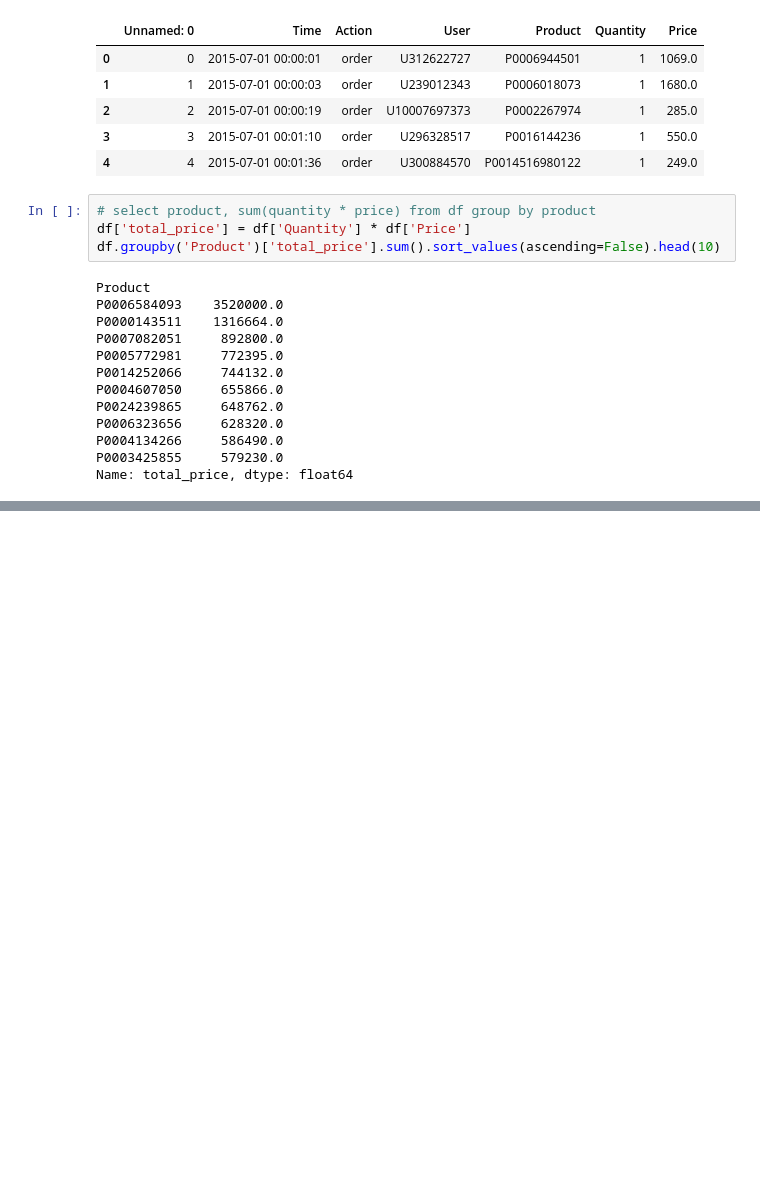
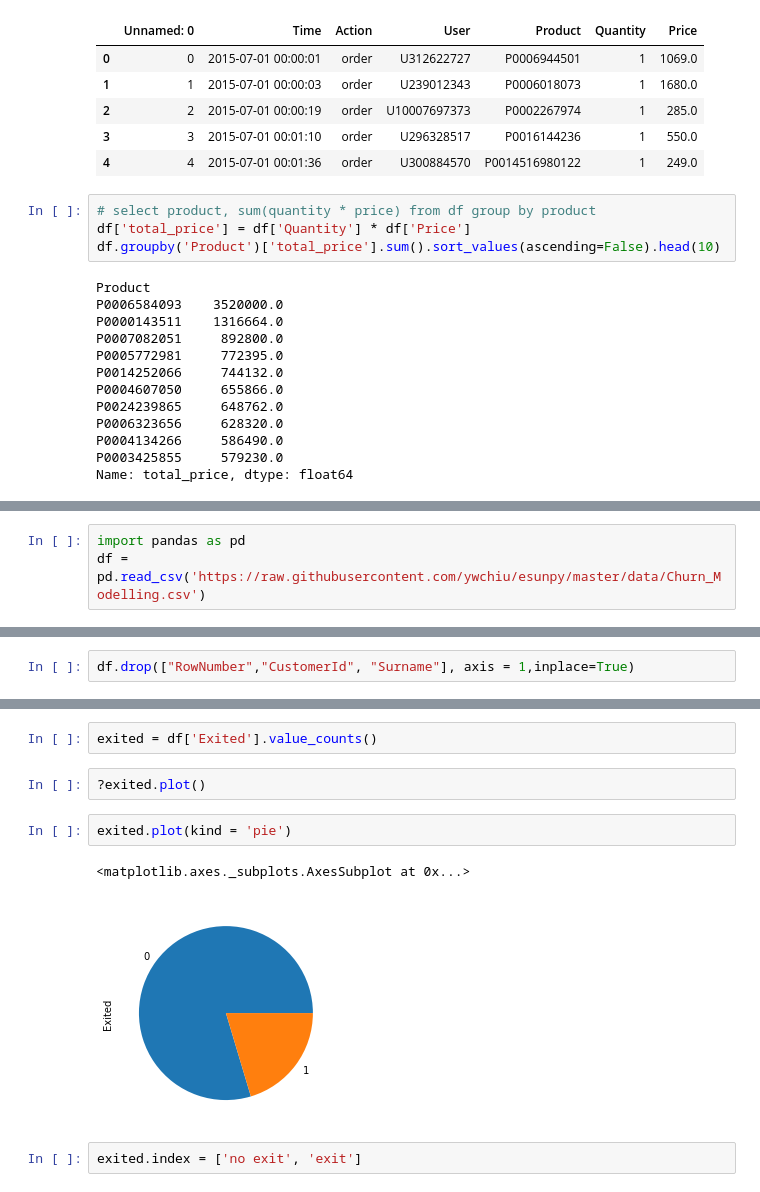
Before and after one commit to ywchiu/esunpy, a Jupyter notebook: Demo20200819.ipynb, the cells around one changed output, grey strips where cells are left out. Drawn from its saved outputs; the diff is of its cells as text; blank space fills up the shorter version.

```diff
--- a/Demo20200819.ipynb
+++ b/Demo20200819.ipynb
@@ -802,0 +818,3 @@ Name: total_price, dtype: float64
+# %%
+import pandas as pd
+df = pd.read_csv('https://raw.githubusercontent.com/ywchiu/esunpy/master/data/Churn_Modelling.csv')
@@ -802,0 +911,2 @@ Name: total_price, dtype: float64
+# %%
+df.drop(["RowNumber","CustomerId", "Surname"], axis = 1,inplace=True)
@@ -802,0 +922,11 @@ Name: total_price, dtype: float64
+# %%
+exited = df['Exited'].value_counts()
+# %%
+?exited.plot()
+# %%
+exited.plot(kind = 'pie')
+# %% [output]
+<matplotlib.axes._subplots.AxesSubplot at 0x...>
+[figure, added]
+# %%
+exited.index = ['no exit', 'exit']
```
Also changed, not shown: parts of 32 cells of this notebook.
